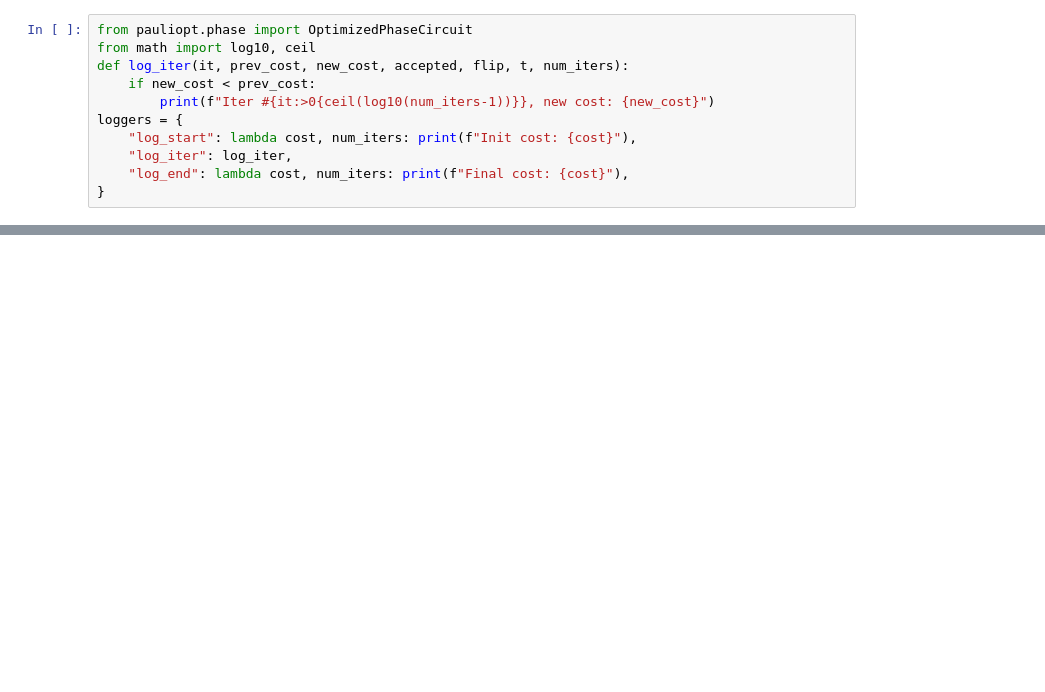
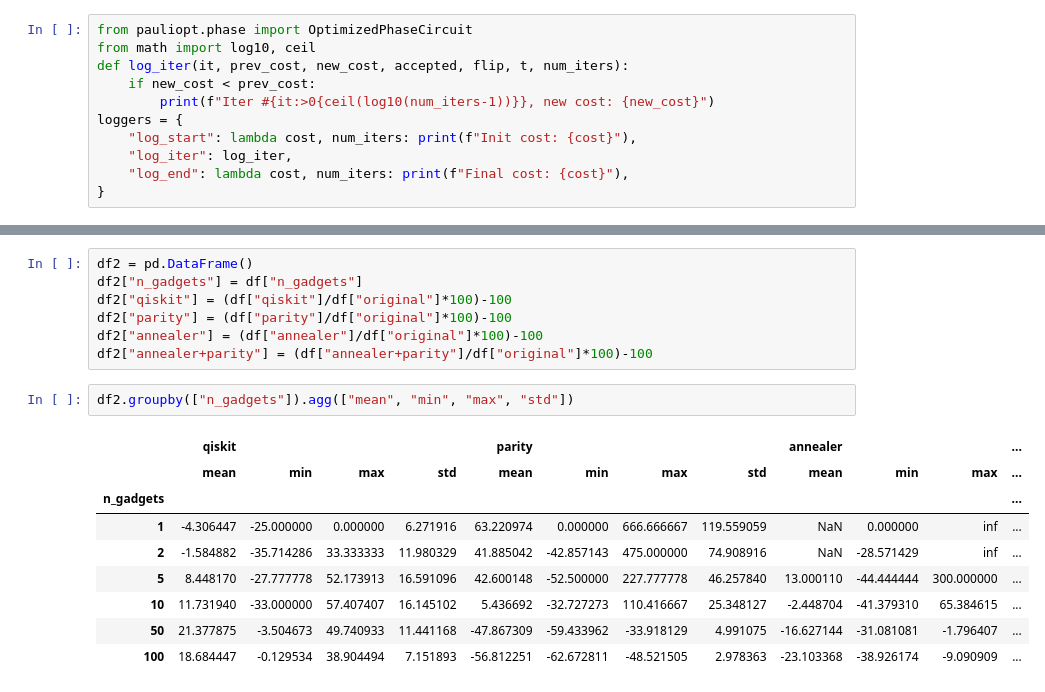
Before and after one commit to Aerylia/pauliopt, a Jupyter notebook: notebooks/6. Phase Circuit to Quantum Circuit.ipynb, the cells around one changed output, grey strips where cells are left out. Drawn from its saved outputs; the diff is of its cells as text; blank space fills up the shorter version.

```diff
--- a/notebooks/6. Phase Circuit to Quantum Circuit.ipynb
+++ b/notebooks/6. Phase Circuit to Quantum Circuit.ipynb
@@ -322,0 +399,19 @@ True
+# %%
+df2 = pd.DataFrame()
+df2["n_gadgets"] = df["n_gadgets"]
+df2["qiskit"] = (df["qiskit"]/df["original"]*100)-100
+df2["parity"] = (df["parity"]/df["original"]*100)-100
+df2["annealer"] = (df["annealer"]/df["original"]*100)-100
+df2["annealer+parity"] = (df["annealer+parity"]/df["original"]*100)-100
+# %%
+df2.groupby(["n_gadgets"]).agg(["mean", "min", "max", "std"])
+# %% [output]
+|  | qiskit |  |  |  | parity |  |  |  | annealer |  |  | ... |
+|  | mean | min | max | std | mean | min | max | std | mean | min | max | ... |
+| n_gadgets |  |  |  |  |  |  |  |  |  |  |  | ... |
+| 1 | -4.306447 | -25.000000 | 0.000000 | 6.271916 | 63.220974 | 0.000000 | 666.666667 | 119.559059 | NaN | 0.000000 | inf | ... |
+| 2 | -1.584882 | -35.714286 | 33.333333 | 11.980329 | 41.885042 | -42.857143 | 475.000000 | 74.908916 | NaN | -28.571429 | inf | ... |
+| 5 | 8.448170 | -27.777778 | 52.173913 | 16.591096 | 42.600148 | -52.500000 | 227.777778 | 46.257840 | 13.000110 | -44.444444 | 300.000000 | ... |
+| 10 | 11.731940 | -33.000000 | 57.407407 | 16.145102 | 5.436692 | -32.727273 | 110.416667 | 25.348127 | -2.448704 | -41.379310 | 65.384615 | ... |
+| 50 | 21.377875 | -3.504673 | 49.740933 | 11.441168 | -47.867309 | -59.433962 | -33.918129 | 4.991075 | -16.627144 | -31.081081 | -1.796407 | ... |
+| 100 | 18.684447 | -0.129534 | 38.904494 | 7.151893 | -56.812251 | -62.672811 | -48.521505 | 2.978363 | -23.103368 | -38.926174 | -9.090909 | ... |
```
Also changed, not shown: parts of 14 cells of this notebook, 3 other files.
